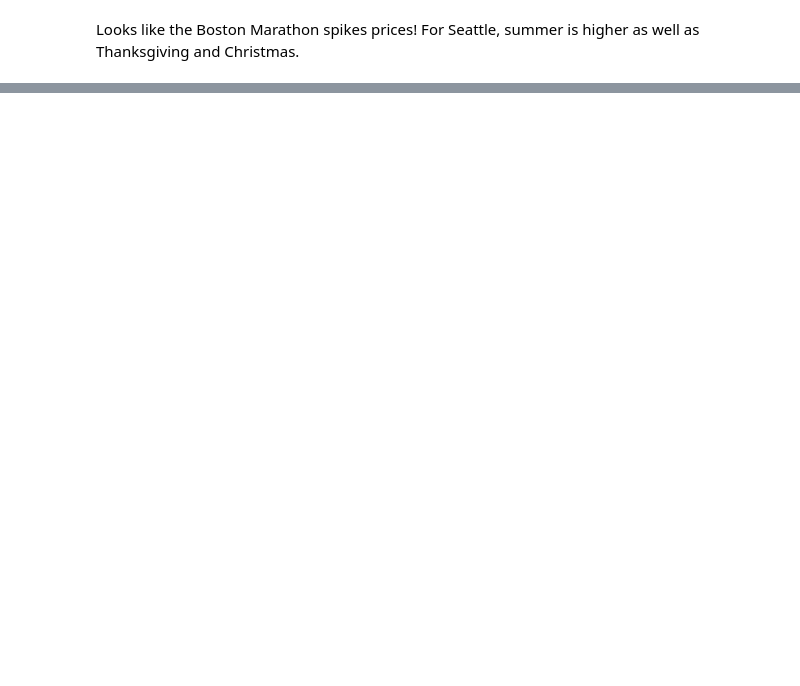
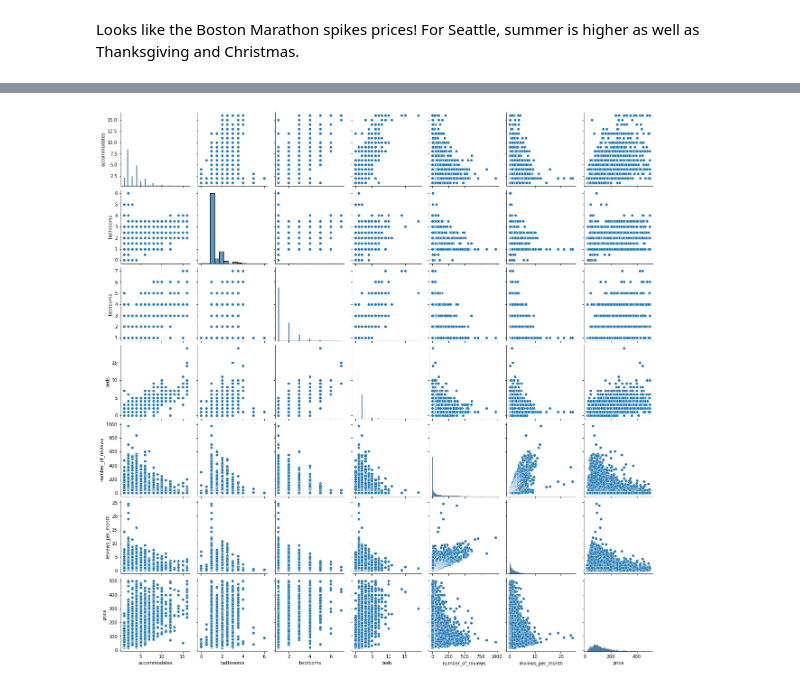
Before and after one commit to nikokydes/Udacity_DS_Proj1, a Jupyter notebook: Project1.ipynb, the cells around one changed output, grey strips where cells are left out. Drawn from its saved outputs; the diff is of its cells as text; code cells hidden in the pictures; blank space fills up the shorter version.

```diff
--- a/Project1.ipynb
+++ b/Project1.ipynb
@@ -293,0 +373,15 @@ ax.yaxis.set_major_formatter(tick)
+# %%
+# Add a flag indicating shared bathrooms
+df_list['shared_bathroom'] = df_list.bathrooms_text.str.contains('shared', case=False)
+
+# Replace 'half-bath' with '0.5'
+mask = df_list.bathrooms_text.str.contains('half-bath', case=False, na=False)
+df_list.loc[mask, 'bathrooms_text'] = '0.5'
+
+# Strip all non-digit characters from 'bathrooms_text', convert to float, and assign to 'bathrooms'
+df_list.bathrooms = df_list.bathrooms_text.str.replace('[^\d\.]','', regex=True).astype('float')
+
+# Drop the bathroom text field
+df_list.drop(columns='bathrooms_text', inplace=True)
+
+df_list.bathrooms.value_counts()
@@ -293,0 +403,10 @@ ax.yaxis.set_major_formatter(tick)
+# %%
+# Pairplot for numeric features
+cols = ['accommodates', 'bathrooms', 'bedrooms', 'beds',
+       'number_of_reviews', 'reviews_per_month', 'price']
+
+mask = (df_list.price < 500) & (df_list.bathrooms < 10) & (df_list.minimum_nights <100)
+
+_ = sns.pairplot(df_list.loc[mask, cols])
+# %% [output]
+[figure, added]
```
Also changed, not shown: parts of 26 cells of this notebook.
